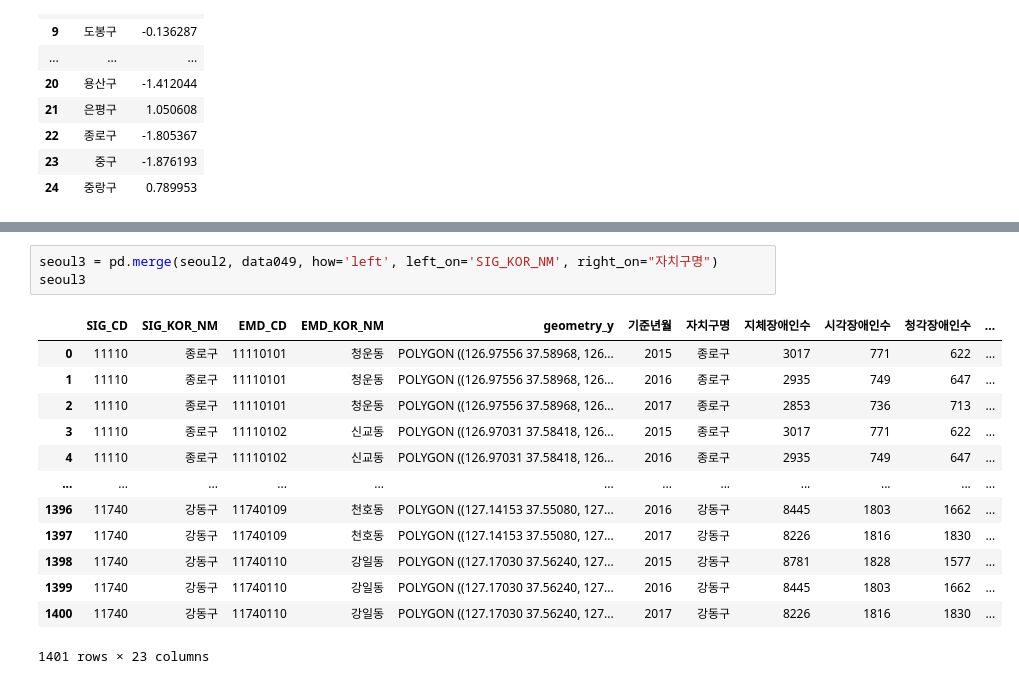
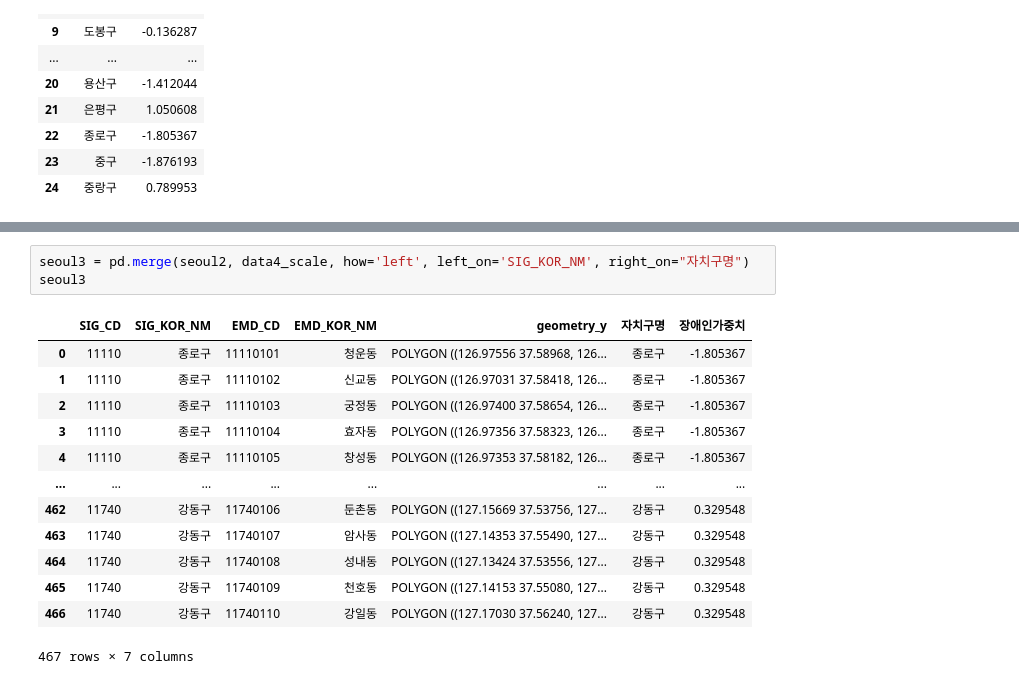
Before and after one commit to ChoiInYeol/KHUDA-Seoul-BigDataCampus, a Jupyter notebook: 9. 서울시빅캠전처리.ipynb, the cells around one changed output, grey strips where cells are left out. Cells and saved outputs as stored; diff of their text form.

```diff
--- a/9. 서울시빅캠전처리.ipynb
+++ b/9. 서울시빅캠전처리.ipynb
@@ -270,17 +306,17 @@ ValueError: array length 1 does not match index length 25
 # %%
-seoul3 = pd.merge(seoul2, data049, how='left', left_on='SIG_KOR_NM', right_on="자치구명")
+seoul3 = pd.merge(seoul2, data4_scale, how='left', left_on='SIG_KOR_NM', right_on="자치구명")
 seoul3
 # %% [output]
-|  | SIG_CD | SIG_KOR_NM | EMD_CD | EMD_KOR_NM | geometry_y | 기준년월 | 자치구명 | 지체장애인수 | 시각장애인수 | 청각장애인수 | ... |
-| 0 | 11110 | 종로구 | 11110101 | 청운동 | POLYGON ((126.97556 37.58968, 126... | 2015 | 종로구 | 3017 | 771 | 622 | ... |
-| 1 | 11110 | 종로구 | 11110101 | 청운동 | POLYGON ((126.97556 37.58968, 126... | 2016 | 종로구 | 2935 | 749 | 647 | ... |
-| 2 | 11110 | 종로구 | 11110101 | 청운동 | POLYGON ((126.97556 37.58968, 126... | 2017 | 종로구 | 2853 | 736 | 713 | ... |
-| 3 | 11110 | 종로구 | 11110102 | 신교동 | POLYGON ((126.97031 37.58418, 126... | 2015 | 종로구 | 3017 | 771 | 622 | ... |
-| 4 | 11110 | 종로구 | 11110102 | 신교동 | POLYGON ((126.97031 37.58418, 126... | 2016 | 종로구 | 2935 | 749 | 647 | ... |
-| ... | ... | ... | ... | ... | ... | ... | ... | ... | ... | ... | ... |
-| 1396 | 11740 | 강동구 | 11740109 | 천호동 | POLYGON ((127.14153 37.55080, 127... | 2016 | 강동구 | 8445 | 1803 | 1662 | ... |
-| 1397 | 11740 | 강동구 | 11740109 | 천호동 | POLYGON ((127.14153 37.55080, 127... | 2017 | 강동구 | 8226 | 1816 | 1830 | ... |
-| 1398 | 11740 | 강동구 | 11740110 | 강일동 | POLYGON ((127.17030 37.56240, 127... | 2015 | 강동구 | 8781 | 1828 | 1577 | ... |
-| 1399 | 11740 | 강동구 | 11740110 | 강일동 | POLYGON ((127.17030 37.56240, 127... | 2016 | 강동구 | 8445 | 1803 | 1662 | ... |
-| 1400 | 11740 | 강동구 | 11740110 | 강일동 | POLYGON ((127.17030 37.56240, 127... | 2017 | 강동구 | 8226 | 1816 | 1830 | ... |
+|  | SIG_CD | SIG_KOR_NM | EMD_CD | EMD_KOR_NM | geometry_y | 자치구명 | 장애인가중치 |
+| 0 | 11110 | 종로구 | 11110101 | 청운동 | POLYGON ((126.97556 37.58968, 126... | 종로구 | -1.805367 |
+| 1 | 11110 | 종로구 | 11110102 | 신교동 | POLYGON ((126.97031 37.58418, 126... | 종로구 | -1.805367 |
+| 2 | 11110 | 종로구 | 11110103 | 궁정동 | POLYGON ((126.97400 37.58654, 126... | 종로구 | -1.805367 |
+| 3 | 11110 | 종로구 | 11110104 | 효자동 | POLYGON ((126.97356 37.58323, 126... | 종로구 | -1.805367 |
+| 4 | 11110 | 종로구 | 11110105 | 창성동 | POLYGON ((126.97353 37.58182, 126... | 종로구 | -1.805367 |
+| ... | ... | ... | ... | ... | ... | ... | ... |
+| 462 | 11740 | 강동구 | 11740106 | 둔촌동 | POLYGON ((127.15669 37.53756, 127... | 강동구 | 0.329548 |
+| 463 | 11740 | 강동구 | 11740107 | 암사동 | POLYGON ((127.14353 37.55490, 127... | 강동구 | 0.329548 |
+| 464 | 11740 | 강동구 | 11740108 | 성내동 | POLYGON ((127.13424 37.53556, 127... | 강동구 | 0.329548 |
+| 465 | 11740 | 강동구 | 11740109 | 천호동 | POLYGON ((127.14153 37.55080, 127... | 강동구 | 0.329548 |
+| 466 | 11740 | 강동구 | 11740110 | 강일동 | POLYGON ((127.17030 37.56240, 127... | 강동구 | 0.329548 |
-1401 rows × 23 columns
+467 rows × 7 columns
```
Also changed, not shown: parts of 7 cells of this notebook.
